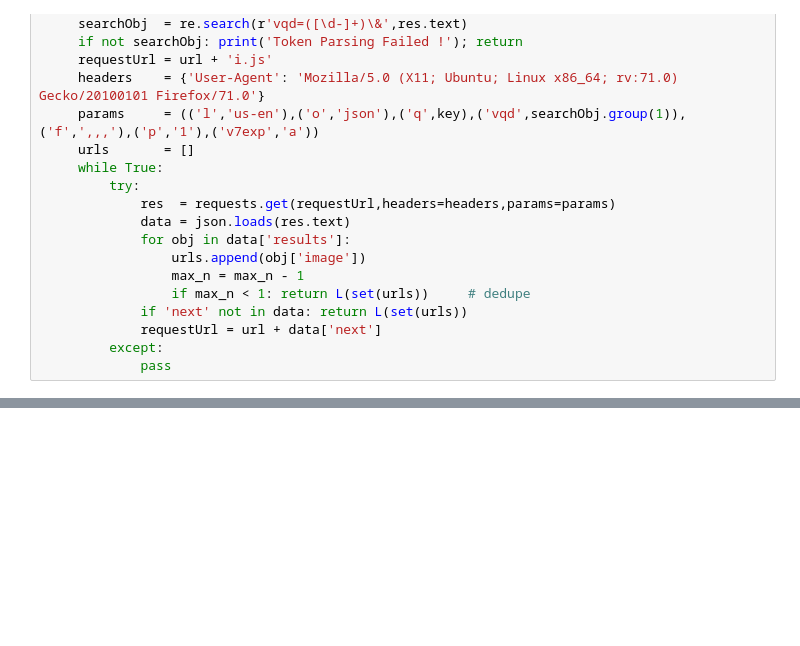
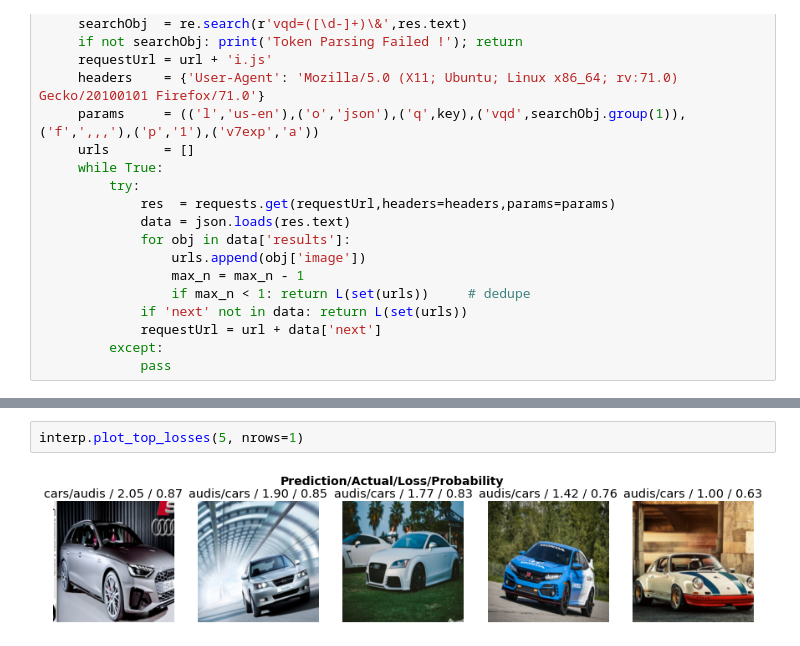
Before and after one commit to eginez/fastbook, a Jupyter notebook: eginez_02.ipynb, the cells around one changed output, grey strips where cells are left out. Saved outputs shown, nothing was run; the diff lists cells and outputs as text; blank space fills up the shorter version.

```diff
--- a/eginez_02.ipynb
+++ b/eginez_02.ipynb
@@ -61,0 +121,4 @@ DEBUG:urllib3.connectionpool:https://cdn.carbuzz.com:443 "GET /gallery-images/20
+# %%
+interp.plot_top_losses(5, nrows=1)
+# %% [output]
+[figure, added]
```
Also changed, not shown: parts of 16 cells of this notebook.
